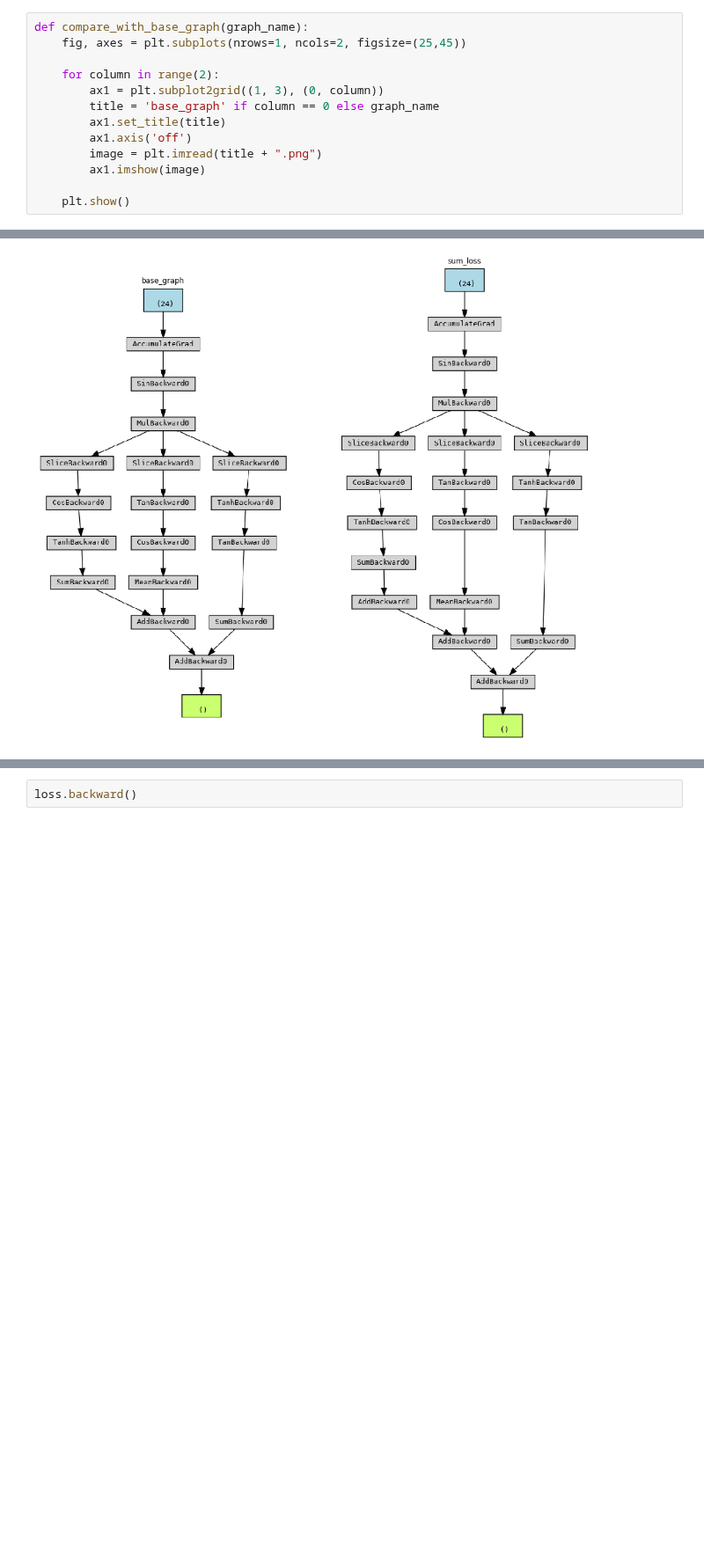
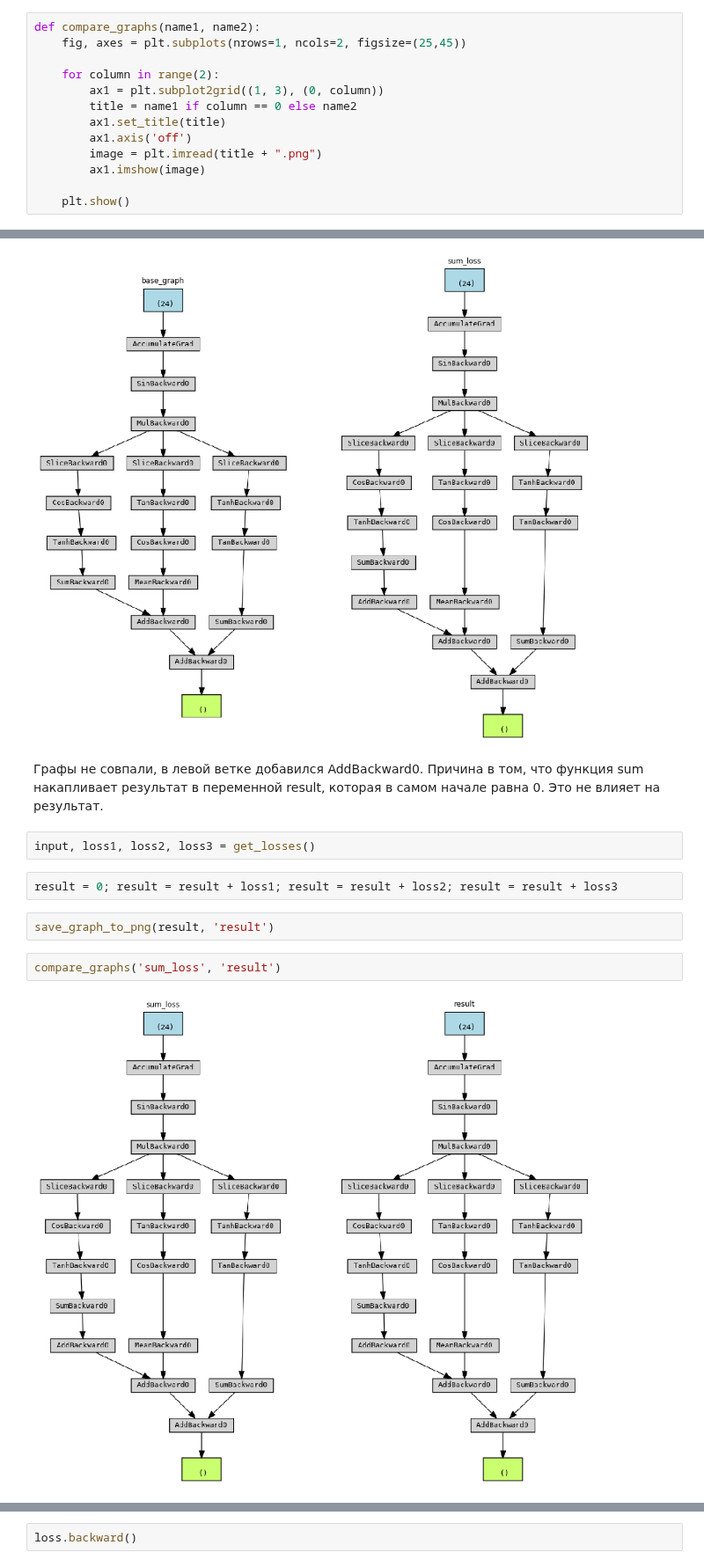
Before and after one commit to Chularev/articles, a Jupyter notebook: torch_losses_sum.ipynb, the cells around one changed output, grey strips where cells are left out. Shown at 88% size. Cells and saved outputs as stored; diff of their text form; blank space fills up the shorter version.

```diff
--- a/torch_losses_sum.ipynb
+++ b/torch_losses_sum.ipynb
@@ -153,12 +153,12 @@ tensor([True, True, True, True, True, True, True, True, True, True, True, True,
 # %% [markdown]
 Операции на месте меняют вычислительный граф
 # %%
-def compare_with_base_graph(graph_name):
+def compare_graphs(name1, name2):
     fig, axes = plt.subplots(nrows=1, ncols=2, figsize=(25,45))
 
     for column in range(2):
         ax1 = plt.subplot2grid((1, 3), (0, column))
-        title = 'base_graph' if column == 0 else graph_name
+        title = name1 if column == 0 else name2
         ax1.set_title(title)
         ax1.axis('off')
         image = plt.imread(title + ".png")
@@ -238,3 +241,15 @@ save_graph_to_png(loss, 'sum_loss')
 compare_with_base_graph('sum_loss')
 # %% [output]
 [figure]
+# %% [markdown]
+Графы не совпали, в левой ветке добавился AddBackward0. Причина в том, что функция sum накапливает результат в переменной result, которая в самом начале равна 0. Это не влияет на результат.
+# %%
+input, loss1, loss2, loss3 = get_losses()
+# %%
+result = 0; result = result + loss1; result = result + loss2; result = result + loss3
+# %%
+save_graph_to_png(result, 'result')
+# %%
+compare_graphs('sum_loss', 'result')
+# %% [output]
+[figure, added]
```
Also changed, not shown: parts of 8 cells of this notebook.
